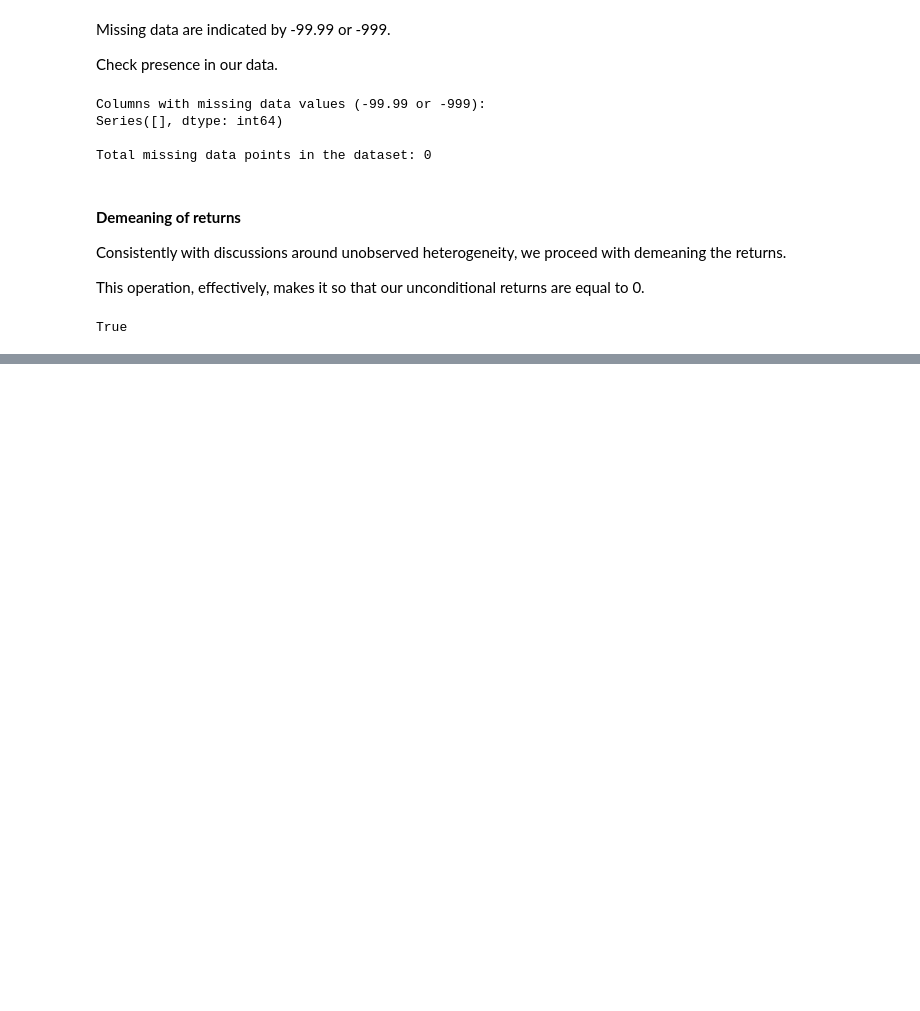
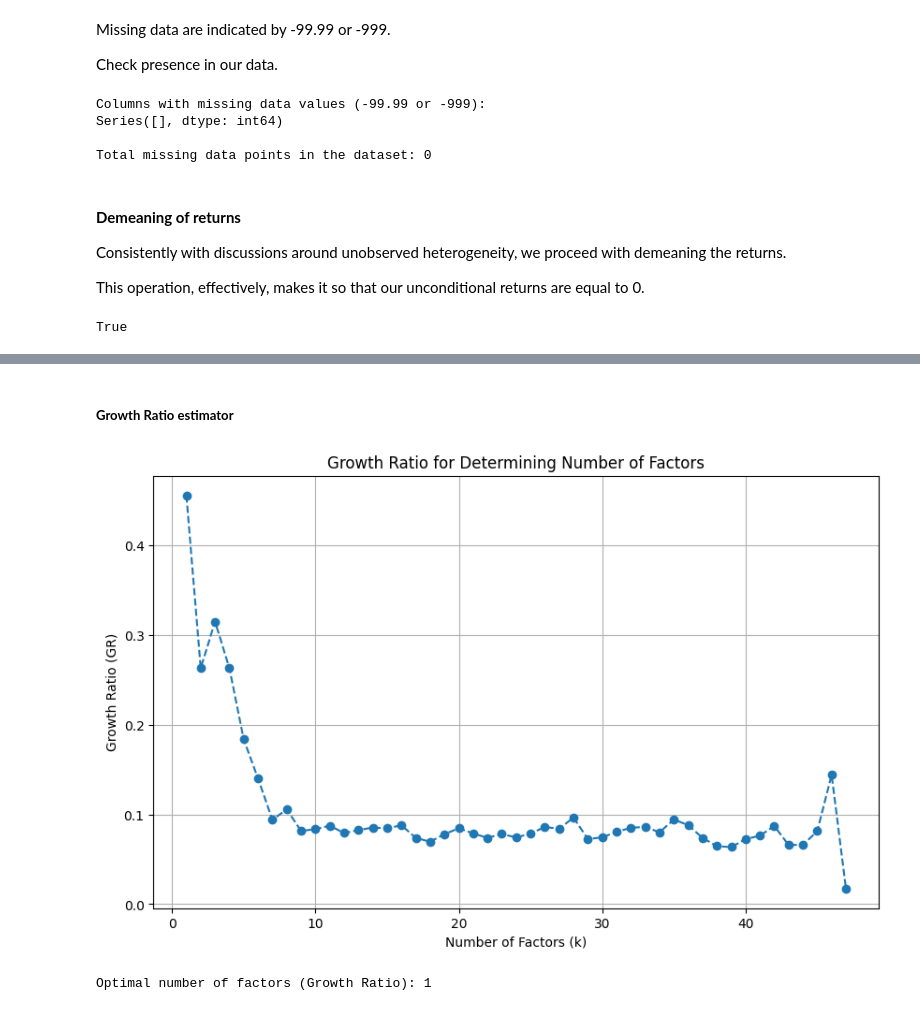
Before and after one commit to dedetamer/MSFM, a Jupyter notebook: src/main.ipynb, the cells around one changed output, grey strips where cells are left out. Drawn from its saved outputs; the diff is of its cells as text; code cells hidden in the pictures; blank space fills up the shorter version.

```diff
--- a/src/main.ipynb
+++ b/src/main.ipynb
@@ -86,0 +130,23 @@ True
+# %% [markdown]
+##### **Growth Ratio estimator**
+# %%
+# Step 1: Calculate the Growth Ratio (GR) for each k
+V = [np.sum(eigenvalues[i+1:]**2) / (len(eigenvalues) - (i + 1)) for i in range(len(eigenvalues) - 1)]
+gr_ratios = [np.log(V[k]) - np.log(V[k + 1]) for k in range(len(V) - 1)]
+
+# Step 2: Find the optimal number of factors by finding the maximum growth ratio
+optimal_num_factors_gr = np.argmax(gr_ratios) + 1
+
+# Step 3: Plot the growth ratios for visualization
+plt.figure(figsize=(10, 6))
+plt.plot(range(1, len(gr_ratios) + 1), gr_ratios, marker='o', linestyle='--')
+plt.xlabel('Number of Factors (k)')
+plt.ylabel('Growth Ratio (GR)')
+plt.title('Growth Ratio for Determining Number of Factors')
+plt.grid(True)
+plt.show()
+
+print(f"Optimal number of factors (Growth Ratio): {optimal_num_factors_gr}")
+# %% [output]
+[figure, added]
+Optimal number of factors (Growth Ratio): 1
```
Also changed, not shown: parts of 7 cells of this notebook.
